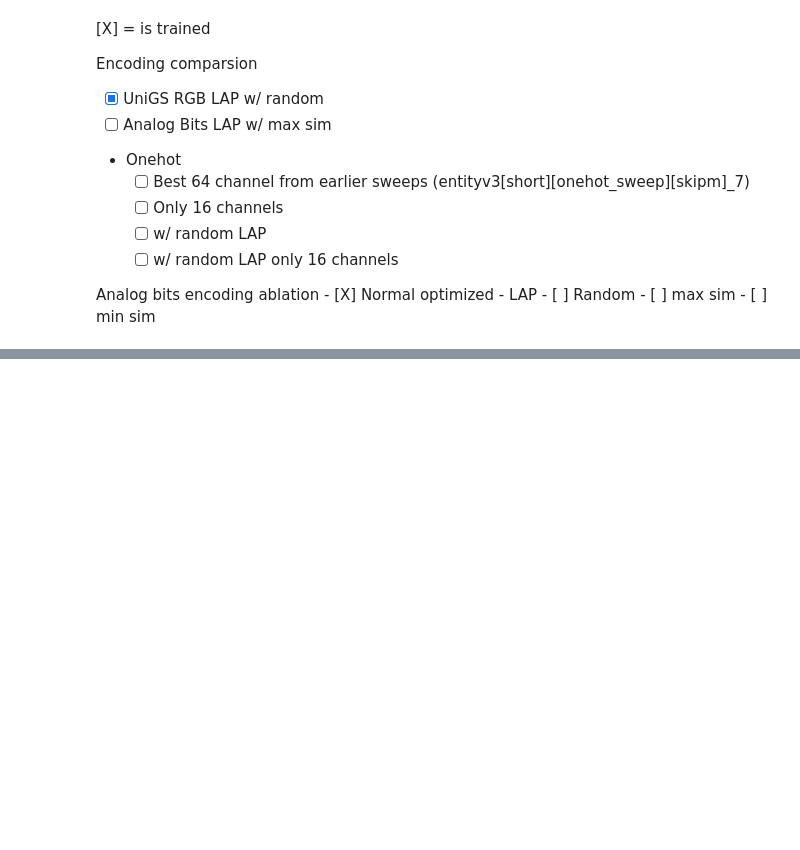
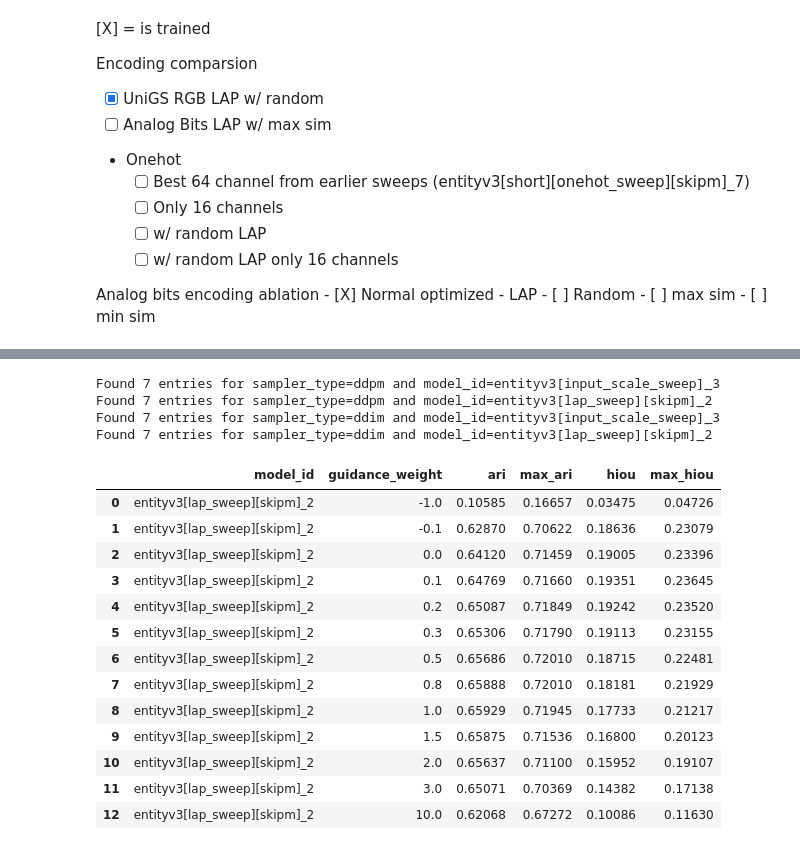
Before and after one commit to JakobLC/diffusion2, a Jupyter notebook: nice_script3.ipynb, the cells around one changed output, grey strips where cells are left out. Drawn from its saved outputs; the diff is of its cells as text; code cells hidden in the pictures; blank space fills up the shorter version.

```diff
--- a/nice_script3.ipynb
+++ b/nice_script3.ipynb
@@ -2023,0 +2081,75 @@ entityv3[unigs_lap_sweep] --lap_mode random;
+# %%
+uq_sampler_types = table["sampler_type"].unique()
+uq_model_ids = table["model_id"].unique()
+for i,sampler_type in enumerate(uq_sampler_types):
+    for j,uq_model_id in enumerate(uq_model_ids):
+        idx = np.logical_and(table["sampler_type"].values == sampler_type,
+                             table["model_id"].values == uq_model_id)
+        print(f"Found {sum(idx)} entries for sampler_type={sampler_type} and model_id={uq_model_id}")
+        x = table[idx]["num_timesteps"].astype(int).values
+        x_sort = np.argsort(x)
+        x = x[x_sort]
+        y1 = table[idx]["ari"].astype(float).values[x_sort]
+        y2 = table[idx]["hiou"].astype(float).values[x_sort]
+        col = f"C{i}"
+
+        s = "-o" if j==0 else "--o"
+
+        model = "b=0.03, no LAP" if uq_model_id == "entityv3[input_scale_sweep]_3" else "b=0.1, LAP"
+
+        plt.subplot(1,2,1)
+        plt.plot(x, y1, s, label=f"{sampler_type}, {model}", color=col)
+
+        plt.subplot(1,2,2)
+        plt.plot(x, y2, s, label=f"{sampler_type}, {model}", color=col)
+
+plt.subplot(1,2,1)
+plt.xlabel("Number of Timesteps")
+plt.ylabel("ARI")
+plt.title("ARI vs Number of Timesteps")
+plt.xscale("log")
+plt.xticks(x, x)
+plt.legend()
+plt.grid()
+
+plt.subplot(1,2,2)
+plt.xlabel("Number of Timesteps")
+plt.ylabel("HIoU")
+plt.title("HIoU vs Number of Timesteps")
+plt.xscale("log")
+plt.xticks(x, x)
+plt.legend()
+plt.grid()
+
+plt.tight_layout()
+# %% [output]
+Found 7 entries for sampler_type=ddpm and model_id=entityv3[input_scale_sweep]_3
+Found 7 entries for sampler_type=ddpm and model_id=entityv3[lap_sweep][skipm]_2
+Found 7 entries for sampler_type=ddim and model_id=entityv3[input_scale_sweep]_3
+Found 7 entries for sampler_type=ddim and model_id=entityv3[lap_sweep][skipm]_2
+# %%
+table = collect_gen_table(gen_id_patterns=["lap_gw_sweep_*"],
+                        #gen_id_patterns=["abla_vali_all_*"],
+                        model_id_patterns="*",
+                        record_from_args=["model_id"],
+                        record_from_sample_opts=["guidance_weight"],
+                        include_mode="all",
+                        verbose=0,
+                        search_gen_setups_instead=0,
+                        round_digits=5)
+table[["model_id","guidance_weight","ari","max_ari","hiou","max_hiou"]]
+# %% [output]
+|  | model_id | guidance_weight | ari | max_ari | hiou | max_hiou |
+| 0 | entityv3[lap_sweep][skipm]_2 | -1.0 | 0.10585 | 0.16657 | 0.03475 | 0.04726 |
+| 1 | entityv3[lap_sweep][skipm]_2 | -0.1 | 0.62870 | 0.70622 | 0.18636 | 0.23079 |
+| 2 | entityv3[lap_sweep][skipm]_2 | 0.0 | 0.64120 | 0.71459 | 0.19005 | 0.23396 |
+| 3 | entityv3[lap_sweep][skipm]_2 | 0.1 | 0.64769 | 0.71660 | 0.19351 | 0.23645 |
+| 4 | entityv3[lap_sweep][skipm]_2 | 0.2 | 0.65087 | 0.71849 | 0.19242 | 0.23520 |
+| 5 | entityv3[lap_sweep][skipm]_2 | 0.3 | 0.65306 | 0.71790 | 0.19113 | 0.23155 |
+| 6 | entityv3[lap_sweep][skipm]_2 | 0.5 | 0.65686 | 0.72010 | 0.18715 | 0.22481 |
+| 7 | entityv3[lap_sweep][skipm]_2 | 0.8 | 0.65888 | 0.72010 | 0.18181 | 0.21929 |
+| 8 | entityv3[lap_sweep][skipm]_2 | 1.0 | 0.65929 | 0.71945 | 0.17733 | 0.21217 |
+| 9 | entityv3[lap_sweep][skipm]_2 | 1.5 | 0.65875 | 0.71536 | 0.16800 | 0.20123 |
+| 10 | entityv3[lap_sweep][skipm]_2 | 2.0 | 0.65637 | 0.71100 | 0.15952 | 0.19107 |
+| 11 | entityv3[lap_sweep][skipm]_2 | 3.0 | 0.65071 | 0.70369 | 0.14382 | 0.17138 |
+| 12 | entityv3[lap_sweep][skipm]_2 | 10.0 | 0.62068 | 0.67272 | 0.10086 | 0.11630 |
```
Also changed, not shown: parts of 14 cells of this notebook, 4 other files.
